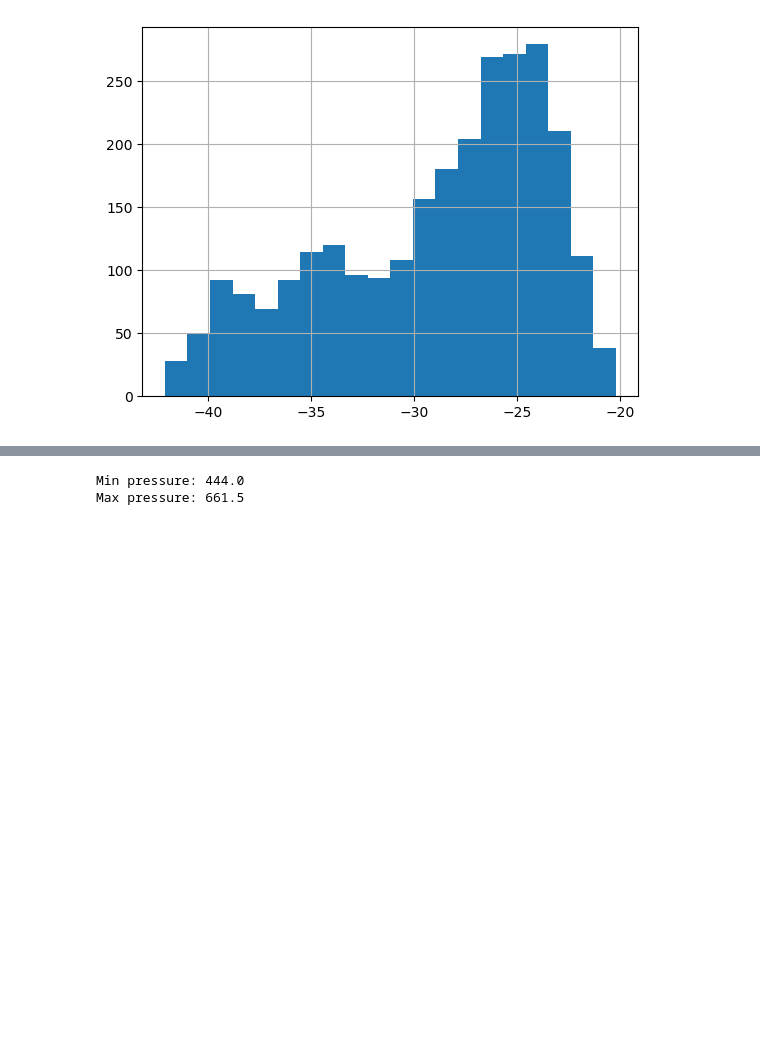
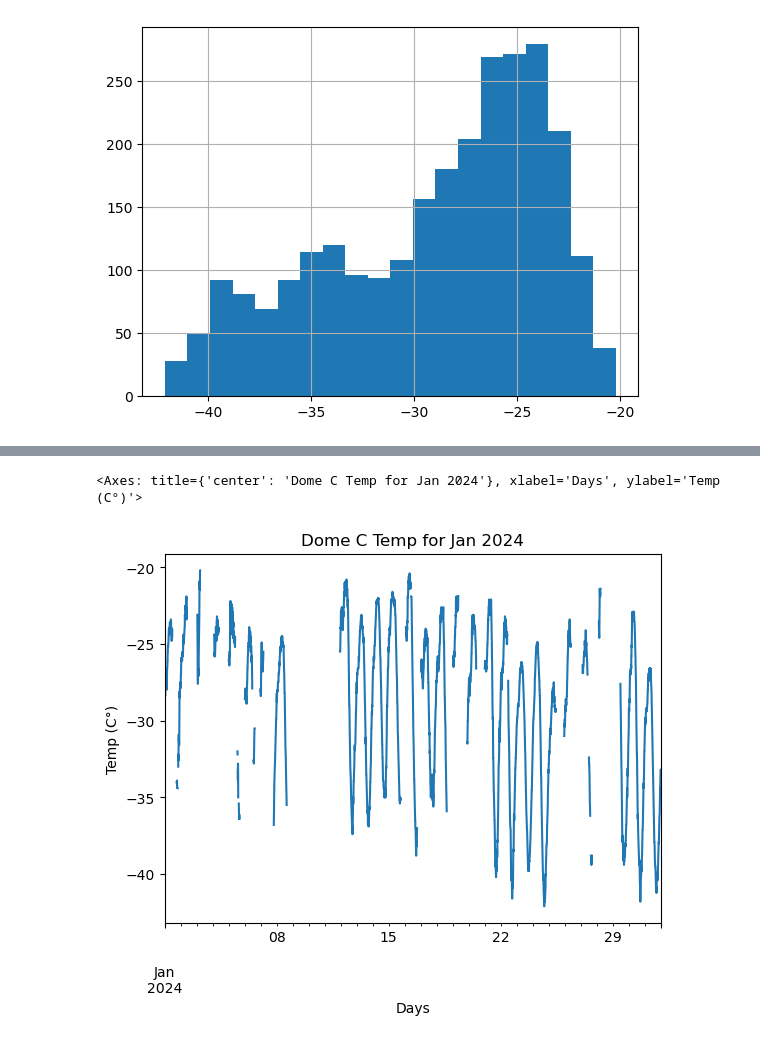
Before and after one commit to radryan1979/clim341, a Jupyter notebook: Assignments/week-1-getting-started.ipynb, the cells around one changed output, grey strips where cells are left out. Saved outputs shown, nothing was run; the diff lists cells and outputs as text; code cells hidden in the pictures; blank space fills up the shorter version.

```diff
--- a/Assignments/week-1-getting-started.ipynb
+++ b/Assignments/week-1-getting-started.ipynb
@@ -199,9 +263,13 @@ Now you can repeat the steps above and explore some of the other columns of data
 # %%
-# Look at maximum and minimum values for Pressure
+# Here's the full code to generate our time series plot of temperature with a title and labels
+# Parameters are always inside the parenthese in a function call like .plot()
+# and each parameter is separated by a comma
 
-print(f"Min pressure: { df['Pressure (hPa)'].min() }")
-
-print(f"Max pressure: { df['Pressure (hPa)'].max() }")
+df["Temperature (C)"].plot(
+    title="Dome C Temp for Jan 2024",
+    xlabel="Days",
+    ylabel=f"Temp (C\N{DEGREE SIGN})"
+)
 # %% [output]
-Min pressure: 444.0
-Max pressure: 661.5
+<Axes: title={'center': 'Dome C Temp for Jan 2024'}, xlabel='Days', ylabel='Temp (C°)'>
+[figure, added]
```
Also changed, not shown: parts of 22 cells of this notebook.
